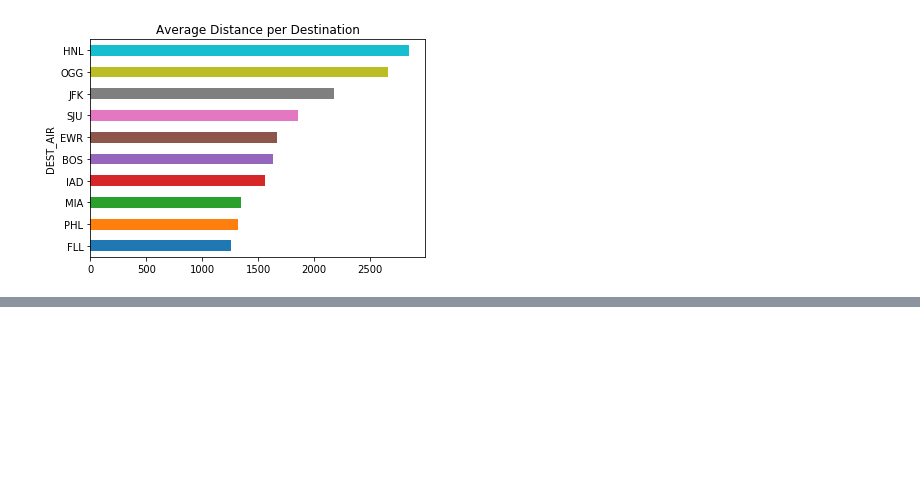
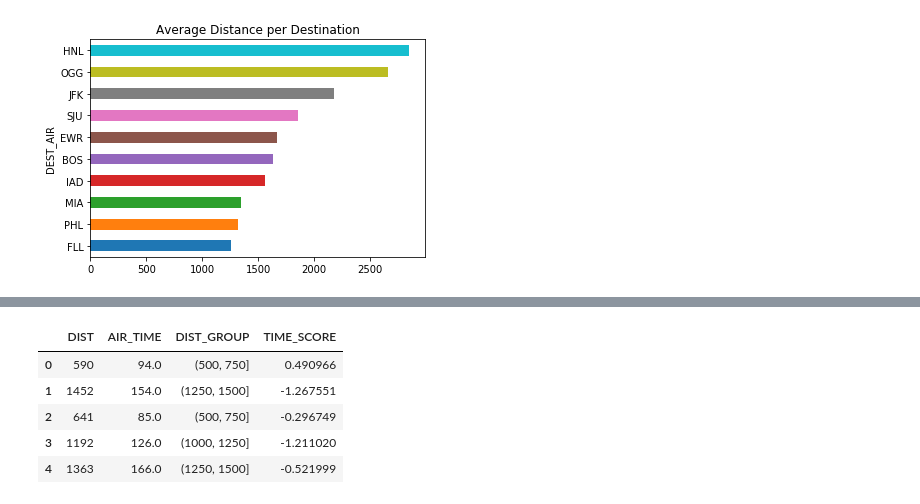
Before and after one commit to MarkNoordraven/Pandas-Cookbook, a Jupyter notebook: Chapter 11 Visualization with Matplotlib, Pandas and Seaborn - Notes.ipynb, the cells around one changed output, grey strips where cells are left out. Saved outputs shown, nothing was run; the diff lists cells and outputs as text; code cells hidden in the pictures; blank space fills up the shorter version.

```diff
--- a/Chapter 11 Visualization with Matplotlib, Pandas and Seaborn - Notes.ipynb
+++ b/Chapter 11 Visualization with Matplotlib, Pandas and Seaborn - Notes.ipynb
@@ -758,0 +783,11 @@ flights.groupby('DEST_AIR')['DIST']\
+# %%
+fs['TIME_SCORE'] = fs.groupby('DIST_GROUP')['AIR_TIME']\
+                     .transform(normalize)
+fs.head()
+# %% [output]
+|  | DIST | AIR_TIME | DIST_GROUP | TIME_SCORE |
+| 0 | 590 | 94.0 | (500, 750] | 0.490966 |
+| 1 | 1452 | 154.0 | (1250, 1500] | -1.267551 |
+| 2 | 641 | 85.0 | (500, 750] | -0.296749 |
+| 3 | 1192 | 126.0 | (1000, 1250] | -1.211020 |
+| 4 | 1363 | 166.0 | (1250, 1500] | -0.521999 |
```
Also changed, not shown: parts of 9 cells of this notebook.
